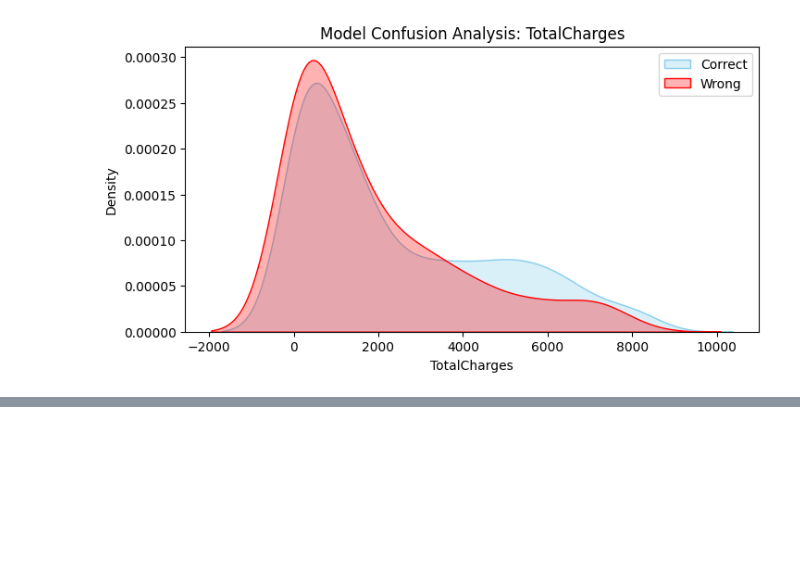
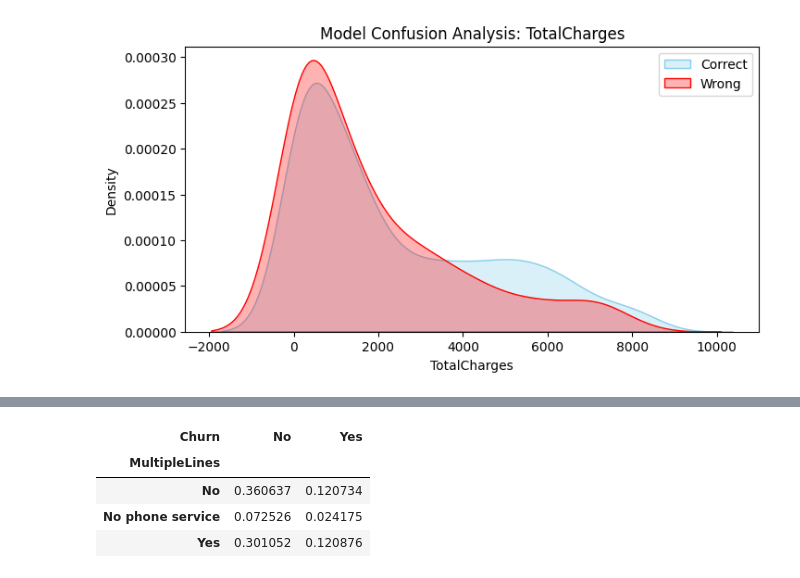
Before and after one commit to yagantiAshok/Churn_Customer_Prediction, a Jupyter notebook: notebook/EDA.ipynb, the cells around one changed output, grey strips where cells are left out. Cells and saved outputs as stored; diff of their text form; code cells hidden in the pictures; blank space fills up the shorter version.

```diff
--- a/notebook/EDA.ipynb
+++ b/notebook/EDA.ipynb
@@ -675,0 +803,8 @@ for feature in features_to_analyze:
+# %%
+pd.crosstab(df["MultipleLines"],df["Churn"],normalize=True)
+# %% [output]
+| Churn | No | Yes |
+| MultipleLines |  |  |
+| No | 0.360637 | 0.120734 |
+| No phone service | 0.072526 | 0.024175 |
+| Yes | 0.301052 | 0.120876 |
```
Also changed, not shown: parts of 27 cells of this notebook, 30 other files.
